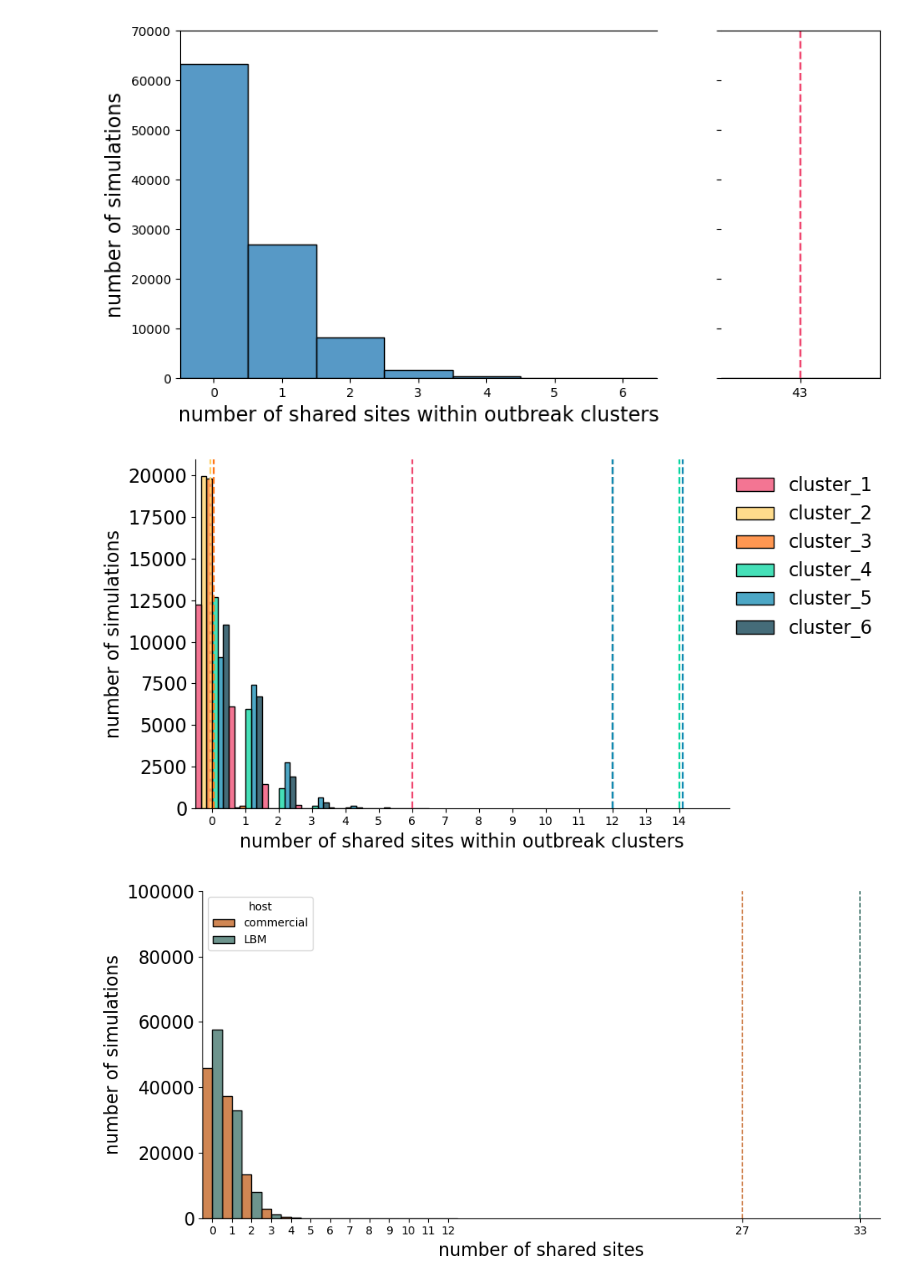
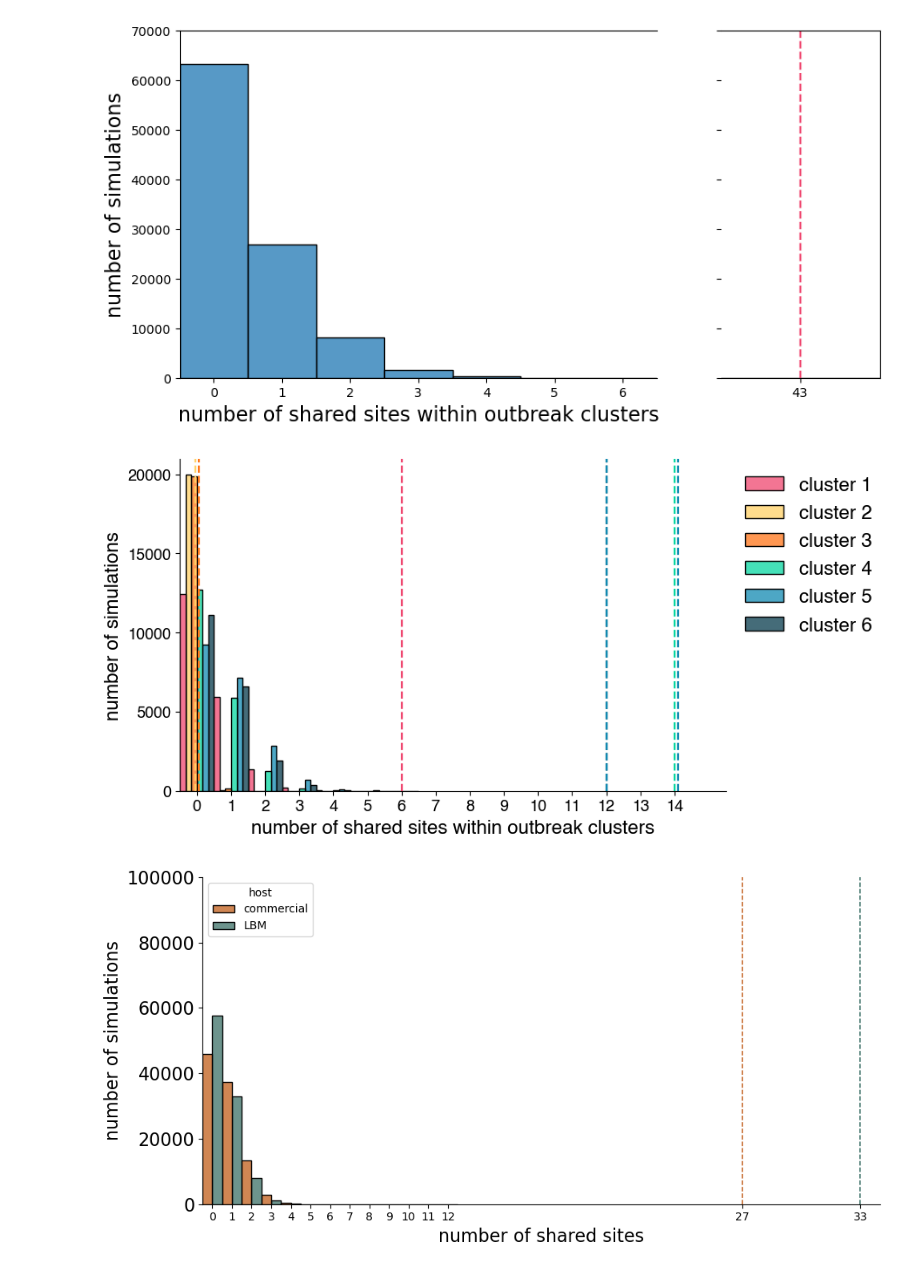
Before and after one commit to moncla-lab/hpai-comm-pa, a Jupyter notebook: comm_scripts/permutation_sharedvars_outbreakclusters.ipynb, the cells around one changed output. Cells and saved outputs as stored; diff of their text form; code cells hidden in the pictures.

```diff
--- a/comm_scripts/permutation_sharedvars_outbreakclusters.ipynb
+++ b/comm_scripts/permutation_sharedvars_outbreakclusters.ipynb
@@ -150,7 +150,7 @@ import pandas as pd
 import re
 
 # Define the 5 outbreak clusters
-clusters = ["cluster_1", "cluster_2", "cluster_3", "cluster_4", "cluster_5", "cluster_6"]
+clusters = ["cluster 1", "cluster 2", "cluster 3", "cluster 4", "cluster 5", "cluster 6"]
 
 # Initialize a dictionary for each cluster
 SNPs_by_cluster = {cluster: {} for cluster in clusters}
@@ -595,32 +595,32 @@ clust6_data = simulate_shared_sites(SNPs_by_cluster2["cluster_6"], aa_coverages_
 df_clust1 = pd.DataFrame(clust1_data, columns=clust1_data.keys())
 df_clust1 = df_clust1.reset_index()
 df_clust1["full_genome"] = df_clust1['PB2'] + df_clust1['PB1'] + df_clust1['PA'] + df_clust1['HA'] + df_clust1['NP'] + df_clust1['NA'] + df_clust1['M1'] + df_clust1['M2'] + df_clust1['NS1'] + df_clust1['NEP']
-df_clust1["cluster"] = "cluster_1"
+df_clust1["cluster"] = "cluster 1"
 
 df_clust2 = pd.DataFrame(clust2_data, columns=clust2_data.keys())
 df_clust2 = df_clust2.reset_index()
 df_clust2["full_genome"] = df_clust2['PB2'] + df_clust2['PB1'] + df_clust2['PA'] + df_clust2['HA'] + df_clust2['NP'] + df_clust2['NA'] + df_clust2['M1'] + df_clust2['M2'] + df_clust2['NS1'] + df_clust2['NEP']
-df_clust2["cluster"] = "cluster_2"
+df_clust2["cluster"] = "cluster 2"
 
 df_clust3 = pd.DataFrame(clust3_data, columns=clust3_data.keys())
 df_clust3 = df_clust3.reset_index()
 df_clust3["full_genome"] = df_clust3['PB2'] + df_clust3['PB1'] + df_clust3['PA'] + df_clust3['HA'] + df_clust3['NP'] + df_clust3['NA'] + df_clust3['M1'] + df_clust3['M2'] + df_clust3['NS1'] + df_clust3['NEP']
-df_clust3["cluster"] = "cluster_3"
+df_clust3["cluster"] = "cluster 3"
 
 df_clust4 = pd.DataFrame(clust4_data, columns=clust4_data.keys())
 df_clust4 = df_clust4.reset_index()
 df_clust4["full_genome"] = df_clust4['PB2'] + df_clust4['PB1'] + df_clust4['PA'] + df_clust4['HA'] + df_clust4['NP'] + df_clust4['NA'] + df_clust4['M1'] + df_clust4['M2'] + df_clust4['NS1'] + df_clust4['NEP']
-df_clust4["cluster"] = "cluster_4"
+df_clust4["cluster"] = "cluster 4"
 
 df_clust5 = pd.DataFrame(clust5_data, columns=clust5_data.keys())
 df_clust5 = df_clust5.reset_index()
 df_clust5["full_genome"] = df_clust5['PB2'] + df_clust5['PB1'] + df_clust5['PA'] + df_clust5['HA'] + df_clust5['NP'] + df_clust5['NA'] + df_clust5['M1'] + df_clust5['M2'] + df_clust5['NS1'] + df_clust5['NEP']
-df_clust5["cluster"] = "cluster_5"
+df_clust5["cluster"] = "cluster 5"
 
 df_clust6 = pd.DataFrame(clust6_data, columns=clust6_data.keys())
 df_clust6 = df_clust6.reset_index()
 df_clust6["full_genome"] = df_clust6['PB2'] + df_clust6['PB1'] + df_clust6['PA'] + df_clust6['HA'] + df_clust6['NP'] + df_clust6['NA'] + df_clust6['M1'] + df_clust6['M2'] + df_clust6['NS1'] + df_clust6['NEP']
-df_clust6["cluster"] = "cluster_6"
+df_clust6["cluster"] = "cluster 6"
 
 # Concatenate all cluster dataframes
 df = pd.concat([df_clust1, df_clust2, df_clust3, df_clust4, df_clust5, df_clust6])
@@ -825,6 +825,10 @@ import matplotlib.pyplot as plt
 import seaborn as sns
 import pandas as pd
 import numpy as np
+
+plt.rc('font',**{'family':'sans-serif','sans-serif':['Helvetica']})
+plt.rc('text', usetex='false')
+# plt.rcParams.update({'font.size': 22})
 
 # define colors
 clust1 = "#ef476f" #bubblegumpink
@@ -837,12 +841,12 @@ clust6 = "#073b4c" #MAKE ORANGE
 
 # # Set colors
 colors = {
-    "cluster_1": clust1,
-    "cluster_2": clust2,
-    "cluster_3": clust3,
-    "cluster_4": clust4,
-    "cluster_5": clust5,
-    "cluster_6": clust6
+    "cluster 1": clust1,
+    "cluster 2": clust2,
+    "cluster 3": clust3,
+    "cluster 4": clust4,
+    "cluster 5": clust5,
+    "cluster 6": clust6
 
 }
 
@@ -880,38 +884,38 @@ plt.axvline(x=12, color=clust5, linestyle="--", linewidth=1.6)
 # Set axes limits and ticks
 plt.xlim(-0.5, 15.5)
 plt.xticks(np.arange(0, 15, 1)) # show all integer ticks from 0 to 15
 # plt.ylim(0, 100000)
 # plt.ylim(0, 100000)
 # plt.yscale('log')
 
 # Labels
 plt.xlabel("number of shared sites within outbreak clusters", fontsize=16)
 plt.ylabel("number of simulations", fontsize=16)
 
 # Tick size
-# plt.xticks(fontsize=16)
-plt.yticks(fontsize=16)
+plt.xticks(fontsize=13)
+plt.yticks(fontsize=13)
 
 # plt.xticks(list(range(0, 21)) + [28, 33])
 
 
 #Legend
 # plt.legend(fontsize=16, loc="best")
 sns.move_legend(ax, loc="upper right", bbox_to_anchor=(1.3, 1), fontsize=16, frameon=False, title=None)
 
 # Remove grid
 sns.despine()
 
 # Tight layout and save
 plt.tight_layout()
 
-filename = '../output_plots/'+todays_date+'_shared-sites-perm-aa-clusters.png'
-plt.savefig(filename, format='png')
+filename = '../output_plots/'+todays_date+'_shared-sites-perm-aa-clusters.pdf'
+plt.savefig(filename, format='pdf', dpi=300)
 
 # Show plot
 plt.show()
 # %% [output]
-[figure, old version]
+[figure, new version]
 # %%
 # import matplotlib.pyplot as plt
 # import seaborn as sns
```
Also changed, not shown: parts of 15 cells of this notebook, 4 other files.
